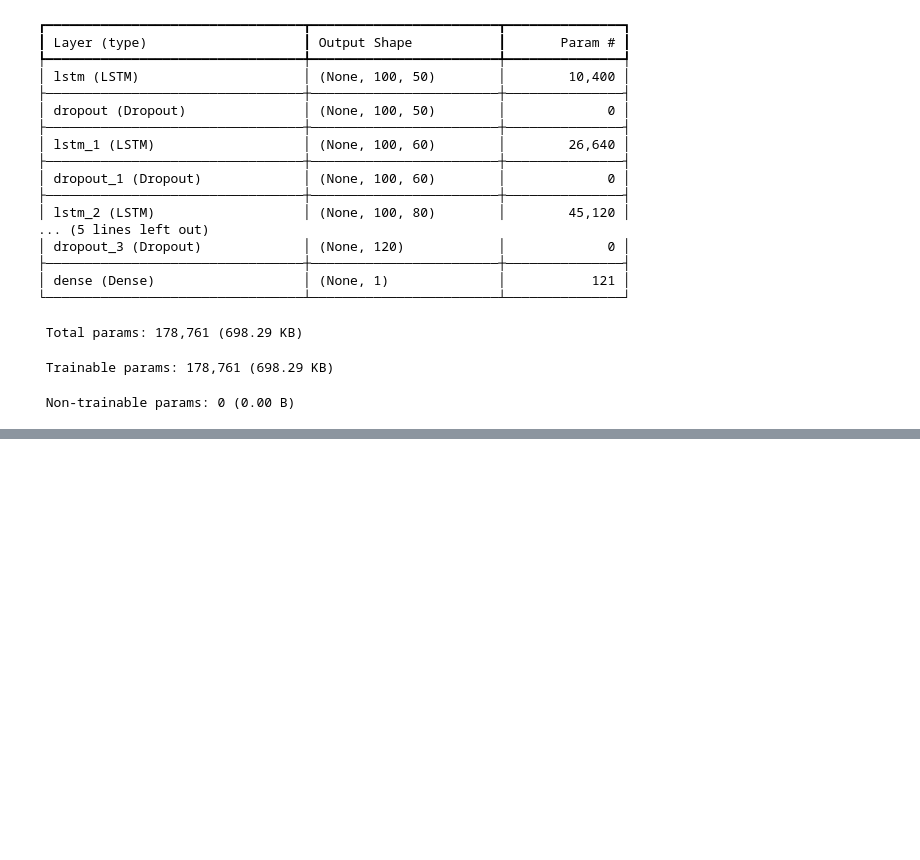
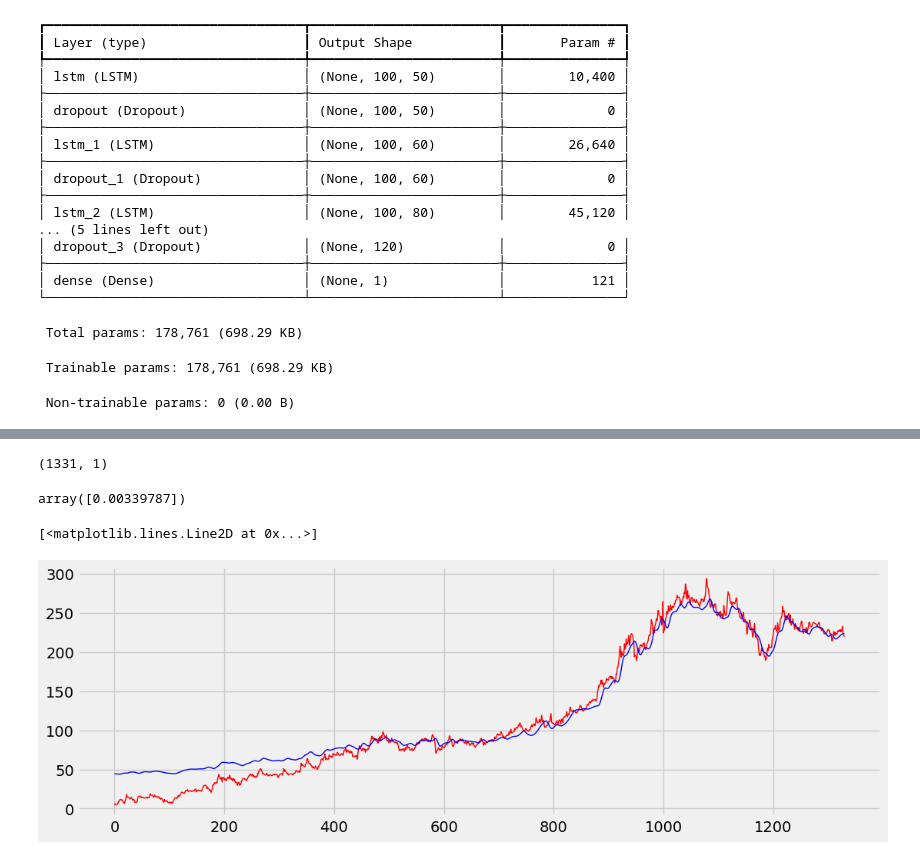
Before and after one commit to aditya90001/stock_price_prediction, a Jupyter notebook: a.ipynb, the cells around one changed output, grey strips where cells are left out. Saved outputs shown, nothing was run; the diff lists cells and outputs as text; code cells hidden in the pictures; blank space fills up the shorter version.

```diff
--- a/a.ipynb
+++ b/a.ipynb
@@ -304,0 +332,2 @@ Model: "sequential"
+# %%
+input_data=min.fit_transform(final_df)
@@ -304,0 +336,7 @@ Model: "sequential"
+# %%
+x_test=[]
+y_test=[]
+for i in range (100,input_data.shape[0]):
+  x_test.append(input_data[i-100:i])
+  y_test.append(input_data[i,0])
+x_test,y_test=np.array(x_test),np.array(y_test)
@@ -304,0 +347,2 @@ Model: "sequential"
+# %%
+y_predict=model.predict(x_test)
@@ -304,0 +351,19 @@ Model: "sequential"
+# %%
+y_predict.shape
+# %% [output]
+(1331, 1)
+# %%
+min.scale_
+# %% [output]
+array([0.00339787])
+# %%
+min_factor=1/0.00339787
+y_predict=y_predict*min_factor
+y_test=y_test*min_factor
+# %%
+plt.figure(figsize=(12,4))
+plt.plot( y_test,label="original_price",color="red",linewidth=1)
+plt.plot(y_predict,label="predicted_price",color="blue",linewidth=1)
+# %% [output]
+[<matplotlib.lines.Line2D at 0x...>]
+[figure, added]
```
Also changed, not shown: parts of 13 cells of this notebook.
